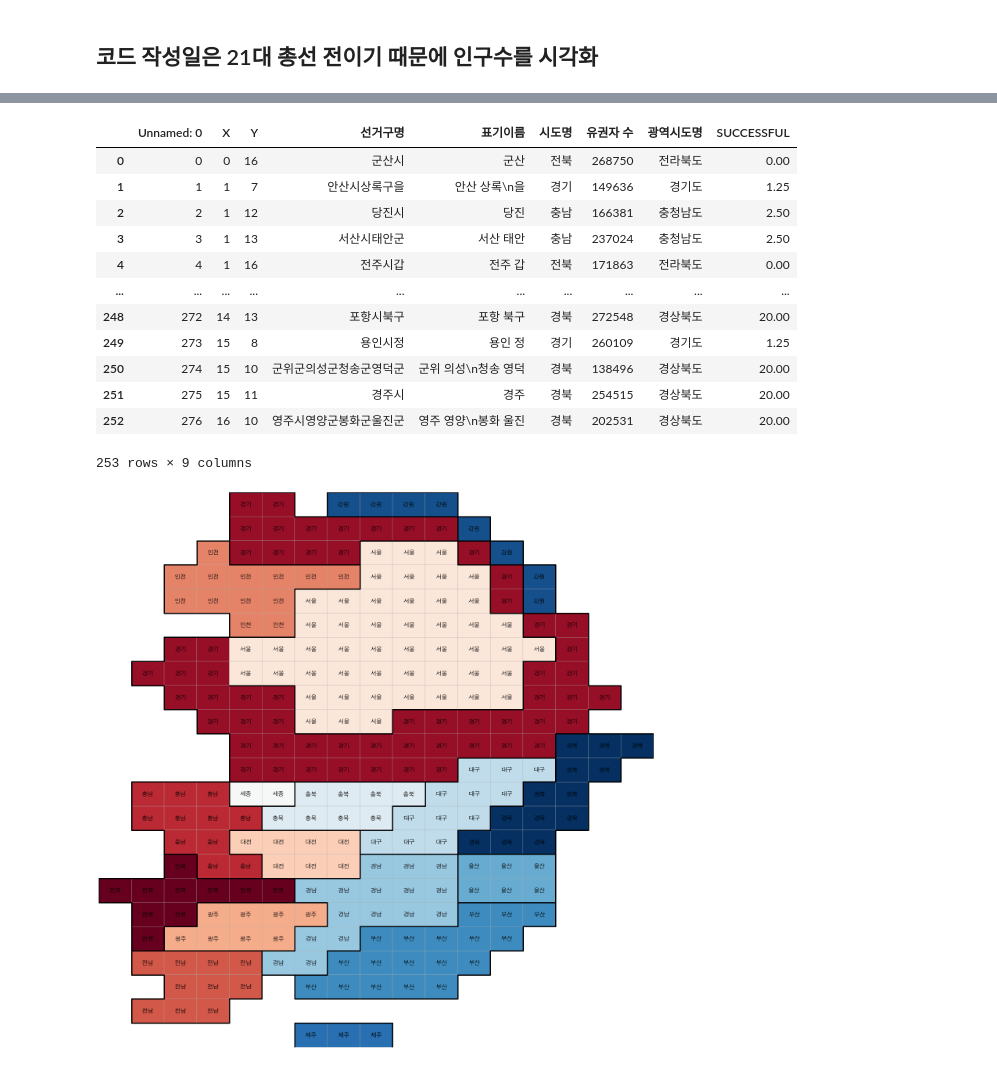
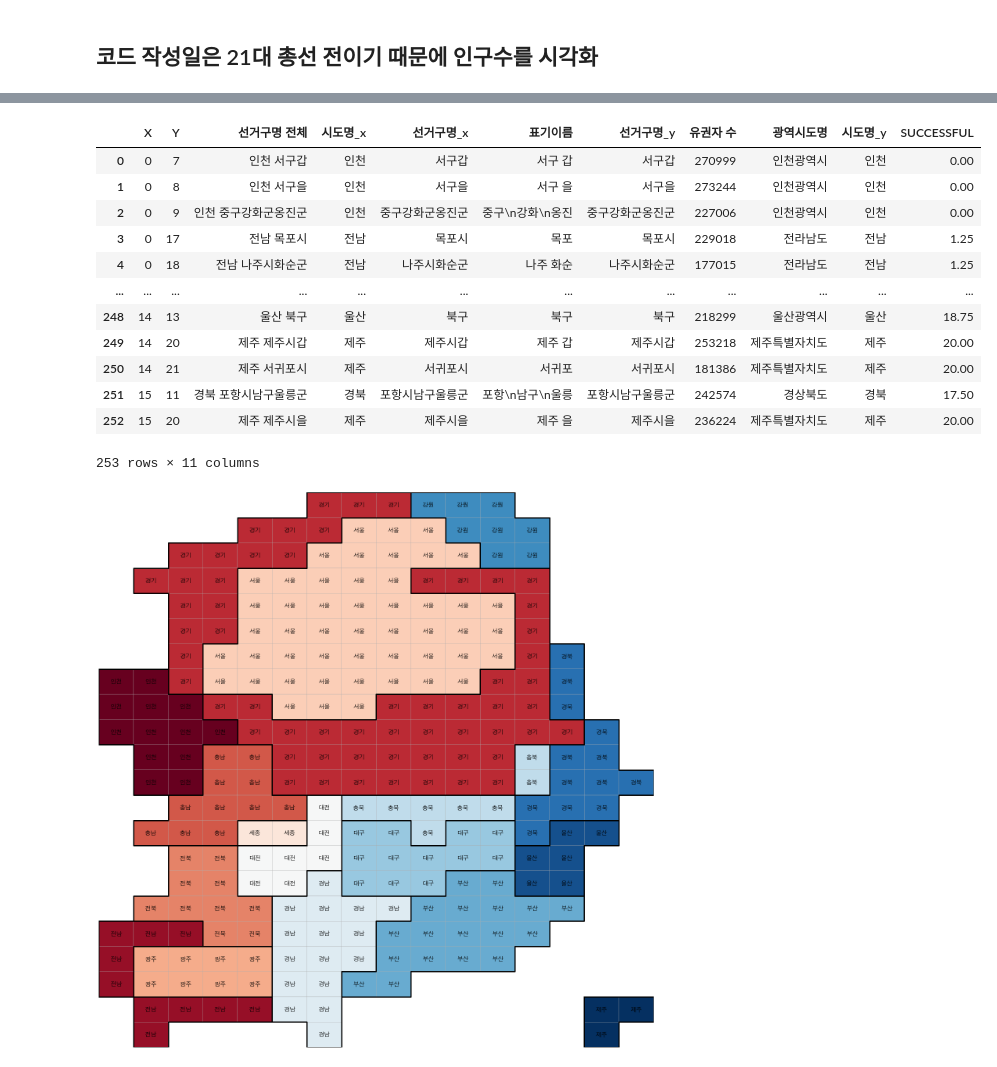
Before and after one commit to BAEM1N/korea-election-analysis, a Jupyter notebook: notebooks/04. 데이터 결합.ipynb, the cells around one changed output, grey strips where cells are left out. Cells and saved outputs as stored; diff of their text form; code cells hidden in the pictures.

```diff
--- a/notebooks/04. 데이터 결합.ipynb
+++ b/notebooks/04. 데이터 결합.ipynb
@@ -47,5 +44,5 @@ BORDER_LINES = [
 # %%
-election_map = pd.read_excel('../data/korea_map_21th_election_type_b_display_name.xlsx')
+election_map = pd.read_excel('../data/korea_map_21th_election_type_b_displayname.xlsx')
 election_voter = pd.read_excel('../data/korea_voter_21th_election.xlsx')
 # %%
 election_map.head()
@@ -68,5 +65,5 @@ election_voter.head()
 # %%
 # 데이터 결합
-election = pd.merge(election_map, election_voter)
+election = pd.merge(election_map, election_voter, on='선거구명 전체')
 election.head()
 # %% [output]
@@ -141,27 +141,27 @@ def draw2(data, cmapname, col):
 # %%
 successful = election.copy()
 
-color = [i * 1.25 for i in range(len(successful['시도명'].unique()))]
+color = [i * 1.25 for i in range(len(successful['시도명_x'].unique()))]
 
-for sido in successful['시도명'].unique():
-    successful.loc[successful['시도명'] == sido, 'SUCCESSFUL'] = color[list(successful['시도명'].unique()).index(sido)]
+for sido in successful['시도명_x'].unique():
+    successful.loc[successful['시도명_x'] == sido, 'SUCCESSFUL'] = color[list(successful['시도명_x'].unique()).index(sido)]
 
 successful
 # %% [output]
-|  | Unnamed: 0 | X | Y | 선거구명 | 표기이름 | 시도명 | 유권자 수 | 광역시도명 | SUCCESSFUL |
-| 0 | 0 | 0 | 16 | 군산시 | 군산 | 전북 | 268750 | 전라북도 | 0.00 |
-| 1 | 1 | 1 | 7 | 안산시상록구을 | 안산 상록\n을 | 경기 | 149636 | 경기도 | 1.25 |
-| 2 | 2 | 1 | 12 | 당진시 | 당진 | 충남 | 166381 | 충청남도 | 2.50 |
-| 3 | 3 | 1 | 13 | 서산시태안군 | 서산 태안 | 충남 | 237024 | 충청남도 | 2.50 |
-| 4 | 4 | 1 | 16 | 전주시갑 | 전주 갑 | 전북 | 171863 | 전라북도 | 0.00 |
-| ... | ... | ... | ... | ... | ... | ... | ... | ... | ... |
-| 248 | 272 | 14 | 13 | 포항시북구 | 포항 북구 | 경북 | 272548 | 경상북도 | 20.00 |
-| 249 | 273 | 15 | 8 | 용인시정 | 용인 정 | 경기 | 260109 | 경기도 | 1.25 |
-| 250 | 274 | 15 | 10 | 군위군의성군청송군영덕군 | 군위 의성\n청송 영덕 | 경북 | 138496 | 경상북도 | 20.00 |
-| 251 | 275 | 15 | 11 | 경주시 | 경주 | 경북 | 254515 | 경상북도 | 20.00 |
-| 252 | 276 | 16 | 10 | 영주시영양군봉화군울진군 | 영주 영양\n봉화 울진 | 경북 | 202531 | 경상북도 | 20.00 |
+|  | X | Y | 선거구명 전체 | 시도명_x | 선거구명_x | 표기이름 | 선거구명_y | 유권자 수 | 광역시도명 | 시도명_y | SUCCESSFUL |
+| 0 | 0 | 7 | 인천 서구갑 | 인천 | 서구갑 | 서구 갑 | 서구갑 | 270999 | 인천광역시 | 인천 | 0.00 |
+| 1 | 0 | 8 | 인천 서구을 | 인천 | 서구을 | 서구 을 | 서구을 | 273244 | 인천광역시 | 인천 | 0.00 |
+| 2 | 0 | 9 | 인천 중구강화군옹진군 | 인천 | 중구강화군옹진군 | 중구\n강화\n옹진 | 중구강화군옹진군 | 227006 | 인천광역시 | 인천 | 0.00 |
+| 3 | 0 | 17 | 전남 목포시 | 전남 | 목포시 | 목포 | 목포시 | 229018 | 전라남도 | 전남 | 1.25 |
+| 4 | 0 | 18 | 전남 나주시화순군 | 전남 | 나주시화순군 | 나주 화순 | 나주시화순군 | 177015 | 전라남도 | 전남 | 1.25 |
+| ... | ... | ... | ... | ... | ... | ... | ... | ... | ... | ... | ... |
+| 248 | 14 | 13 | 울산 북구 | 울산 | 북구 | 북구 | 북구 | 218299 | 울산광역시 | 울산 | 18.75 |
+| 249 | 14 | 20 | 제주 제주시갑 | 제주 | 제주시갑 | 제주 갑 | 제주시갑 | 253218 | 제주특별자치도 | 제주 | 20.00 |
+| 250 | 14 | 21 | 제주 서귀포시 | 제주 | 서귀포시 | 서귀포 | 서귀포시 | 181386 | 제주특별자치도 | 제주 | 20.00 |
+| 251 | 15 | 11 | 경북 포항시남구울릉군 | 경북 | 포항시남구울릉군 | 포항\n남구\n울릉 | 포항시남구울릉군 | 242574 | 경상북도 | 경북 | 17.50 |
+| 252 | 15 | 20 | 제주 제주시을 | 제주 | 제주시을 | 제주 을 | 제주시을 | 236224 | 제주특별자치도 | 제주 | 20.00 |
-253 rows × 9 columns
+253 rows × 11 columns
 # %%
-draw2(successful, 'RdBu', '시도명')
+draw2(successful, 'RdBu', '시도명_x')
 # %% [output]
-[figure, old version]
+[figure, new version]
```
Also changed, not shown: parts of 9 cells of this notebook, 2 other files.
